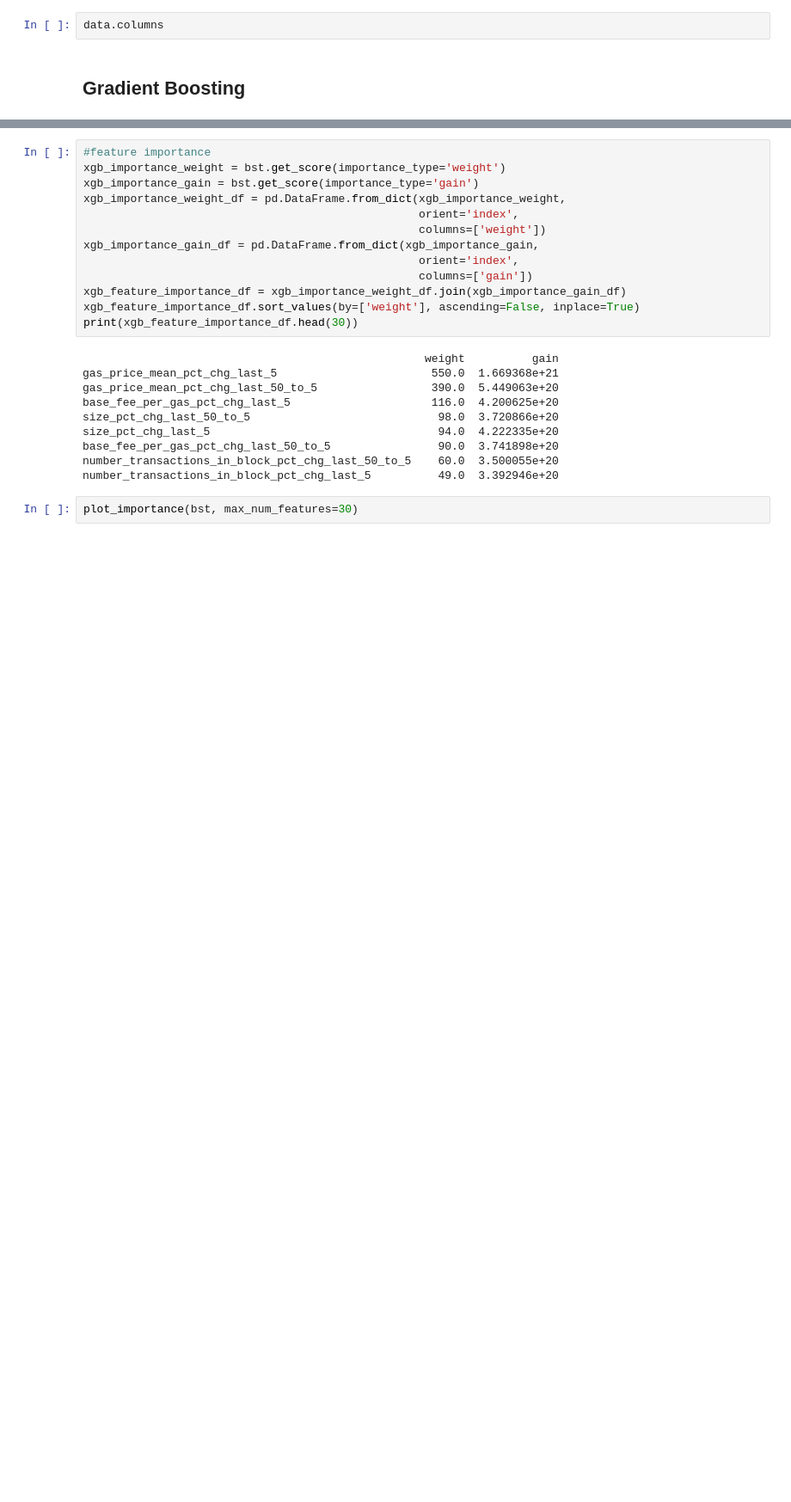
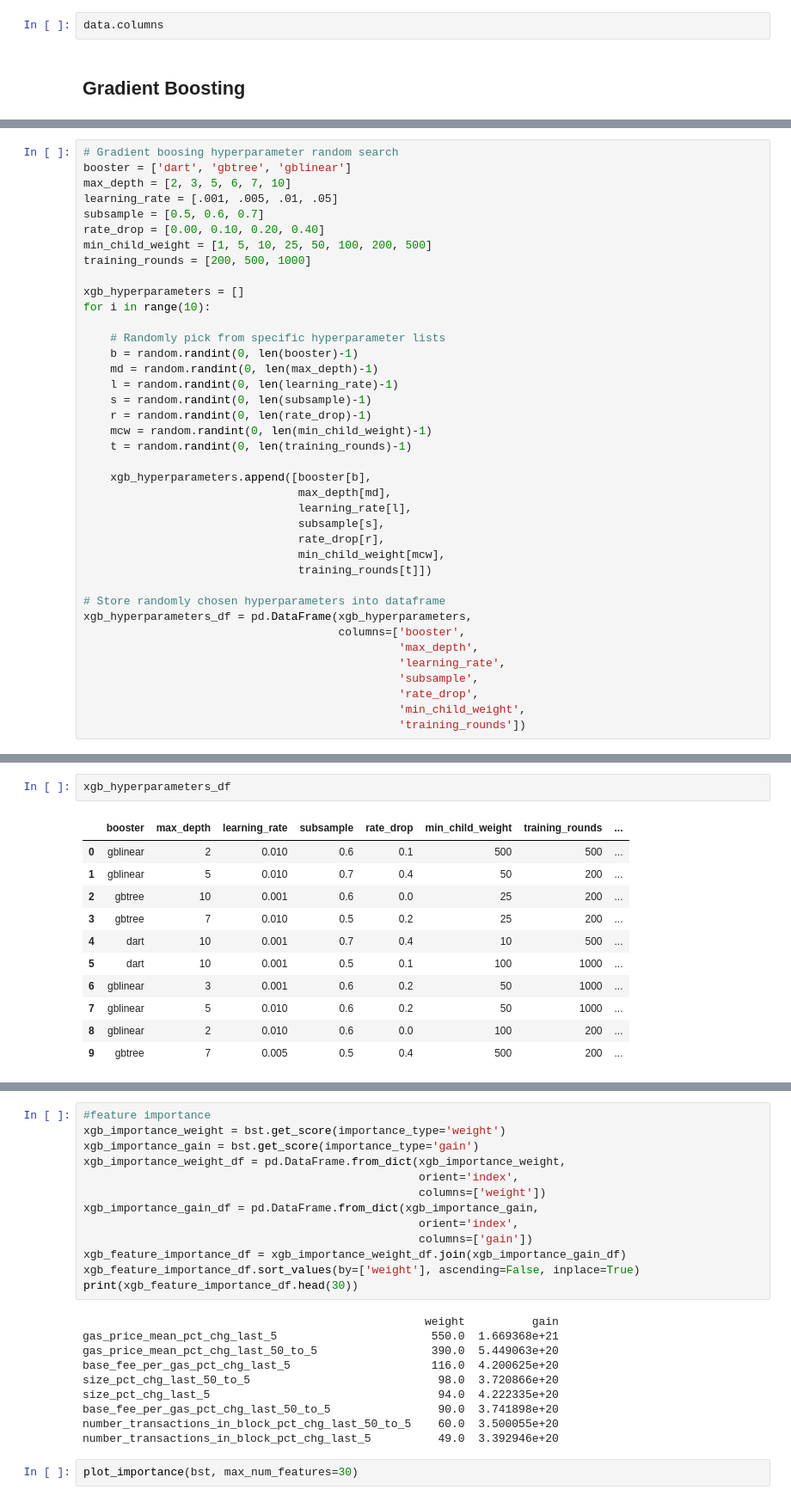
Before and after one commit to tracy-stephens/ethereum, a Jupyter notebook: Models_Rob_2.ipynb, the cells around one changed output, grey strips where cells are left out. Shown at 86% size. Cells and saved outputs as stored; diff of their text form; blank space fills up the shorter version.

Commit message:
Added hyperparameter random searches

```diff
--- a/Models_Rob_2.ipynb
+++ b/Models_Rob_2.ipynb
@@ -455,0 +571,39 @@ data.columns
+# %%
+# Gradient boosing hyperparameter random search
+booster = ['dart', 'gbtree', 'gblinear']
+max_depth = [2, 3, 5, 6, 7, 10]
+learning_rate = [.001, .005, .01, .05]
+subsample = [0.5, 0.6, 0.7]
+rate_drop = [0.00, 0.10, 0.20, 0.40]
+min_child_weight = [1, 5, 10, 25, 50, 100, 200, 500]
+training_rounds = [200, 500, 1000]
+
+xgb_hyperparameters = []
+for i in range(10):
+
+    # Randomly pick from specific hyperparameter lists
+    b = random.randint(0, len(booster)-1)
+    md = random.randint(0, len(max_depth)-1)
+    l = random.randint(0, len(learning_rate)-1)
+    s = random.randint(0, len(subsample)-1)
+    r = random.randint(0, len(rate_drop)-1)
+    mcw = random.randint(0, len(min_child_weight)-1)
+    t = random.randint(0, len(training_rounds)-1)
+
+    xgb_hyperparameters.append([booster[b],
+                                max_depth[md],
+                                learning_rate[l],
+                                subsample[s],
+                                rate_drop[r],
+                                min_child_weight[mcw],
+                                training_rounds[t]])
+
+# Store randomly chosen hyperparameters into dataframe
+xgb_hyperparameters_df = pd.DataFrame(xgb_hyperparameters,
+                                      columns=['booster',
+                                               'max_depth',
+                                               'learning_rate',
+                                               'subsample',
+                                               'rate_drop',
+                                               'min_child_weight',
+                                               'training_rounds'])
@@ -455,0 +628,14 @@ data.columns
+# %%
+xgb_hyperparameters_df
+# %% [output]
+|  | booster | max_depth | learning_rate | subsample | rate_drop | min_child_weight | training_rounds | ... |
+| 0 | gblinear | 2 | 0.010 | 0.6 | 0.1 | 500 | 500 | ... |
+| 1 | gblinear | 5 | 0.010 | 0.7 | 0.4 | 50 | 200 | ... |
+| 2 | gbtree | 10 | 0.001 | 0.6 | 0.0 | 25 | 200 | ... |
+| 3 | gbtree | 7 | 0.010 | 0.5 | 0.2 | 25 | 200 | ... |
+| 4 | dart | 10 | 0.001 | 0.7 | 0.4 | 10 | 500 | ... |
+| 5 | dart | 10 | 0.001 | 0.5 | 0.1 | 100 | 1000 | ... |
+| 6 | gblinear | 3 | 0.001 | 0.6 | 0.2 | 50 | 1000 | ... |
+| 7 | gblinear | 5 | 0.010 | 0.6 | 0.2 | 50 | 1000 | ... |
+| 8 | gblinear | 2 | 0.010 | 0.6 | 0.0 | 100 | 200 | ... |
+| 9 | gbtree | 7 | 0.005 | 0.5 | 0.4 | 500 | 200 | ... |
```
Also changed, not shown: parts of 20 cells of this notebook.
